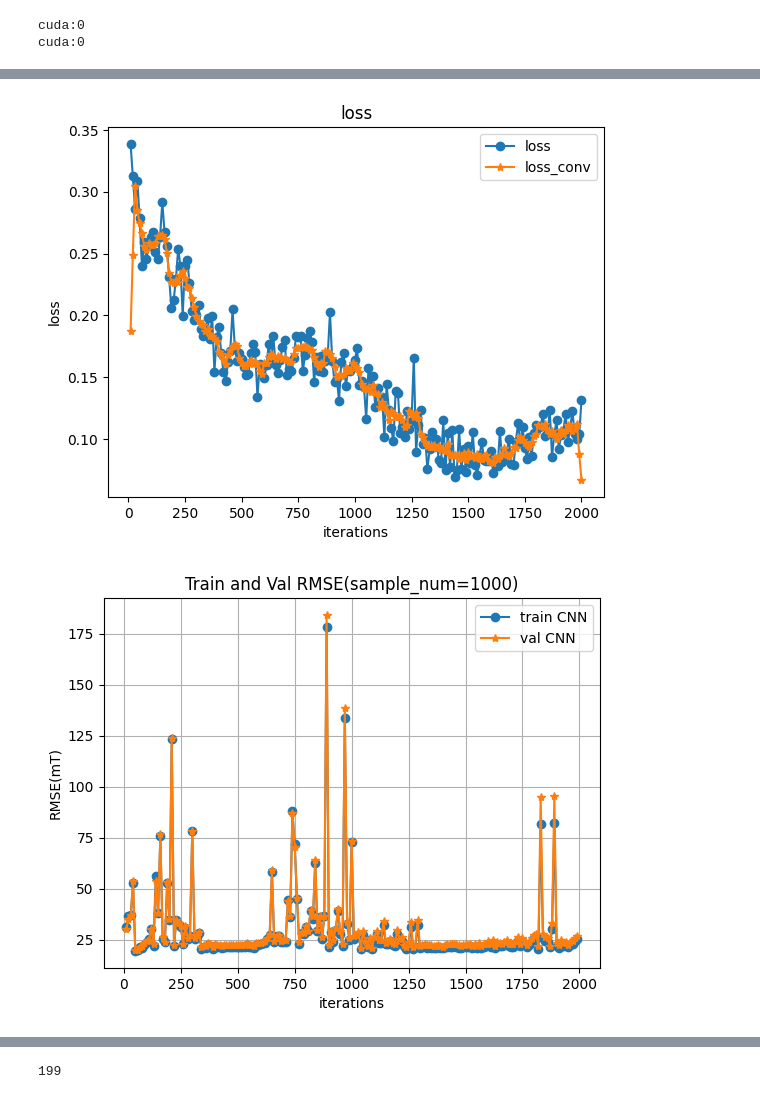
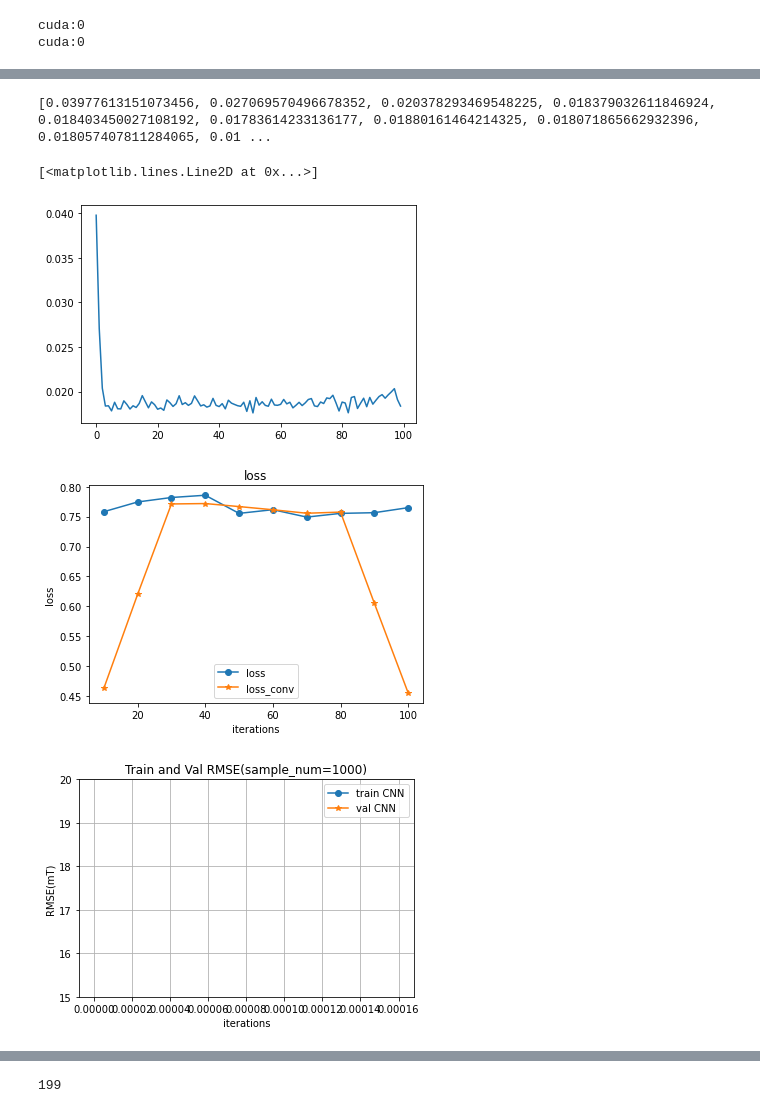
Before and after one commit to Junang-Wang/Qubot_Elastica, a Jupyter notebook: Modeling eMNS/Generative_model_v1.ipynb, the cells around one changed output, grey strips where cells are left out. Cells and saved outputs as stored; diff of their text form; code cells hidden in the pictures.

```diff
--- a/Modeling eMNS/Generative_model_v1.ipynb
+++ b/Modeling eMNS/Generative_model_v1.ipynb
@@ -163,10 +163,12 @@ BB_block = BigBlock
 DF = False # whether using divergence free model
 
 Generative_network = Generative_net(SB_args, BB_args, SB_block, BB_block, num_input=num_input, output_shape= output_shape)
-epochs = 200
+epochs = 10
 learning_rate_decay = .5
-learning_rates = [1e-2]
+learning_rates = np.arange(0,0.001,1e-5)
+RMSE_lr = []
 schedule = []
+linear_lr = False
 weight_decays = [0]
 
 train_percents = np.arange(1.0,1.01,0.1)
@@ -206,7 +208,9 @@ for train_percent in train_percents:
             RMSE_history, RMSE_val_history, loss_history, iter_history, mse_history, mse_val_history,epoch_stop,Rsquare= train_part_GM(
                 model=Generative_network, optimizer=optimizer, train_loader=train_loader, valid_loader=valid_loader, epochs=epochs,
                 learning_rate_decay=learning_rate_decay, schedule=schedule, weight_decay=weight_decay, DF=DF,verbose=False, device=device, maxB=MaxB[0,:], minB=MinB[0,:],
-                lr_max=1e-3, lr_min=2.5e-6,max_epoch=epochs)
+                lr_max=1e-3, lr_min=2.5e-6,max_epoch=epochs, linear_lr=linear_lr)
+
+        RMSE_lr.append(RMSE_val_history[epoch_stop].item())
 
     #save RMSE and loss after early stopping
     RMSE_history_end[index] = RMSE_history[epoch_stop]
@@ -239,38 +243,50 @@ training stop at epoch: tensor(0.9851, device='cuda:0')
 # %%
 torch.save(Generative_network, 'EMS_CNN.pt')	# 这里会存储迄今最优模型的参数
+# %%
+print(RMSE_lr)
+RMSE_lr_n = RMSE_lr*1000
+import matplotlib.pyplot as plt
+plt.plot(RMSE_lr)
+# %% [output]
+[0.03977613151073456, 0.027069570496678352, 0.020378293469548225, 0.018379032611846924, 0.018403450027108192, 0.01783614233136177, 0.01880161464214325, 0.018071865662932396, 0.018057407811284065, 0.01 ...
+[<matplotlib.lines.Line2D at 0x...>]
+[figure, added]
 # %%
 import matplotlib.pyplot as plt
 import numpy as np
 ave_site = 5
 ave_kernel = 1/ave_site*np.ones(ave_site)
 loss_history_conv = np.convolve(loss_history.numpy(),ave_kernel,'same')
 
 
 plt.title('loss')
 plt.plot(iter_history,loss_history,'-o')
 plt.plot(iter_history,loss_history_conv,'-*')
 plt.legend(['loss','loss_conv'])
 plt.xlabel('iterations')
 plt.ylabel('loss')
 plt.show()
 
 plt.title('Train and Val RMSE(sample_num=1000)')
-plt.plot(iter_history[0:epoch_stop],RMSE_history[0:epoch_stop]*1000,'-o')
-plt.plot(iter_history[0:epoch_stop],RMSE_val_history[0:epoch_stop]*1000,'-*')
+# plt.plot(iter_history[0:epoch_stop],RMSE_history[0:epoch_stop]*1000,'-o')
+# plt.plot(iter_history[0:epoch_stop],RMSE_val_history[0:epoch_stop]*1000,'-*')
+plt.plot(2e-5*np.arange(epoch_stop),RMSE_history[0:epoch_stop]*1000,'-o')
+plt.plot(2e-5*np.arange(epoch_stop),RMSE_val_history[0:epoch_stop]*1000,'-*')
+plt.ylim([15,20])
 plt.legend(['train CNN','val CNN'])
 plt.xlabel('iterations')
 plt.ylabel('RMSE(mT)')
 plt.grid()
 plt.show()
 
 plt.title('Train and Val loss(sample_num=1000)')
 plt.plot(iter_history[0:epoch_stop],mse_history[0:epoch_stop]*1e6,'-o')
 plt.plot(iter_history[0:epoch_stop],mse_val_history[0:epoch_stop]*1e6,'-*')
 plt.legend(['train CNN','val CNN'])
 plt.xlabel('iterations')
 plt.ylabel('mse(mT^2)')
 plt.grid()
 plt.show()
 # %% [output]
-[figure, old version]
+[figure, new version]
-[figure, old version]
+[figure, new version]
```
Also changed, not shown: parts of 3 cells of this notebook, 1 other file.
